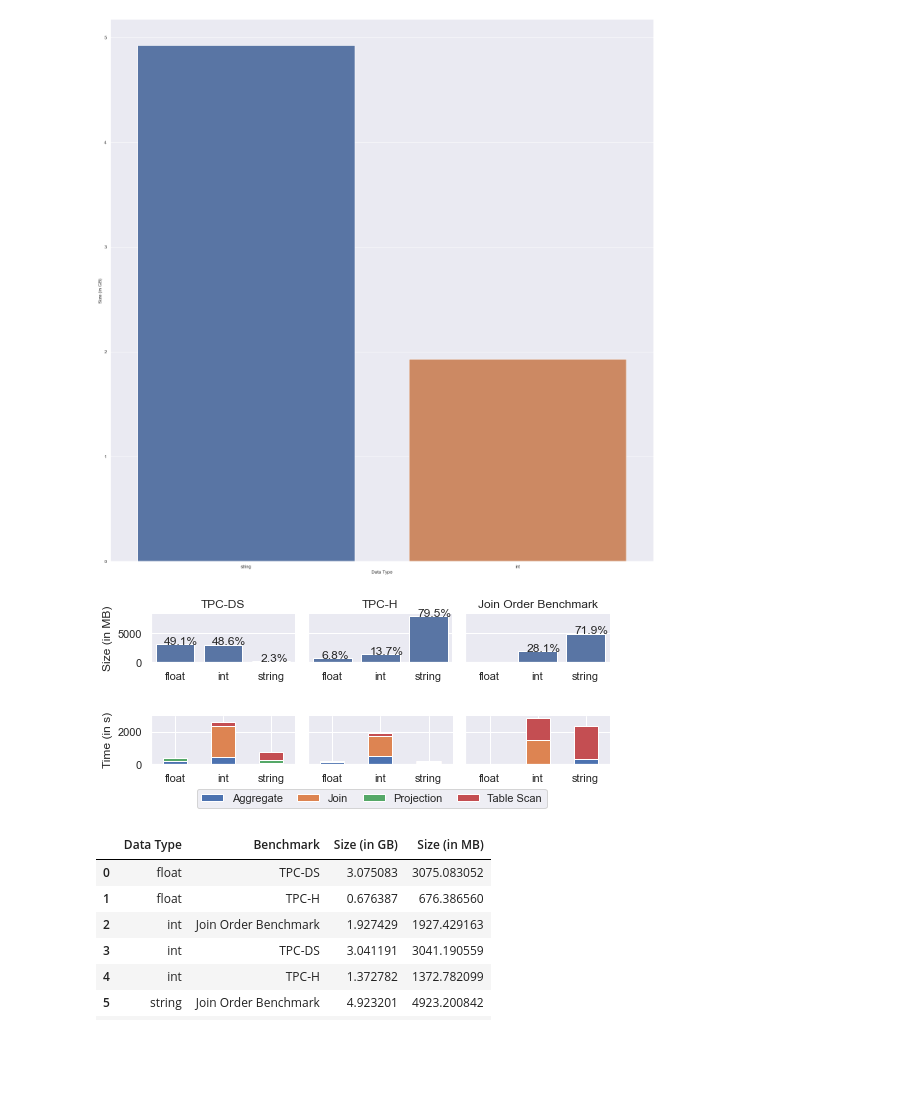
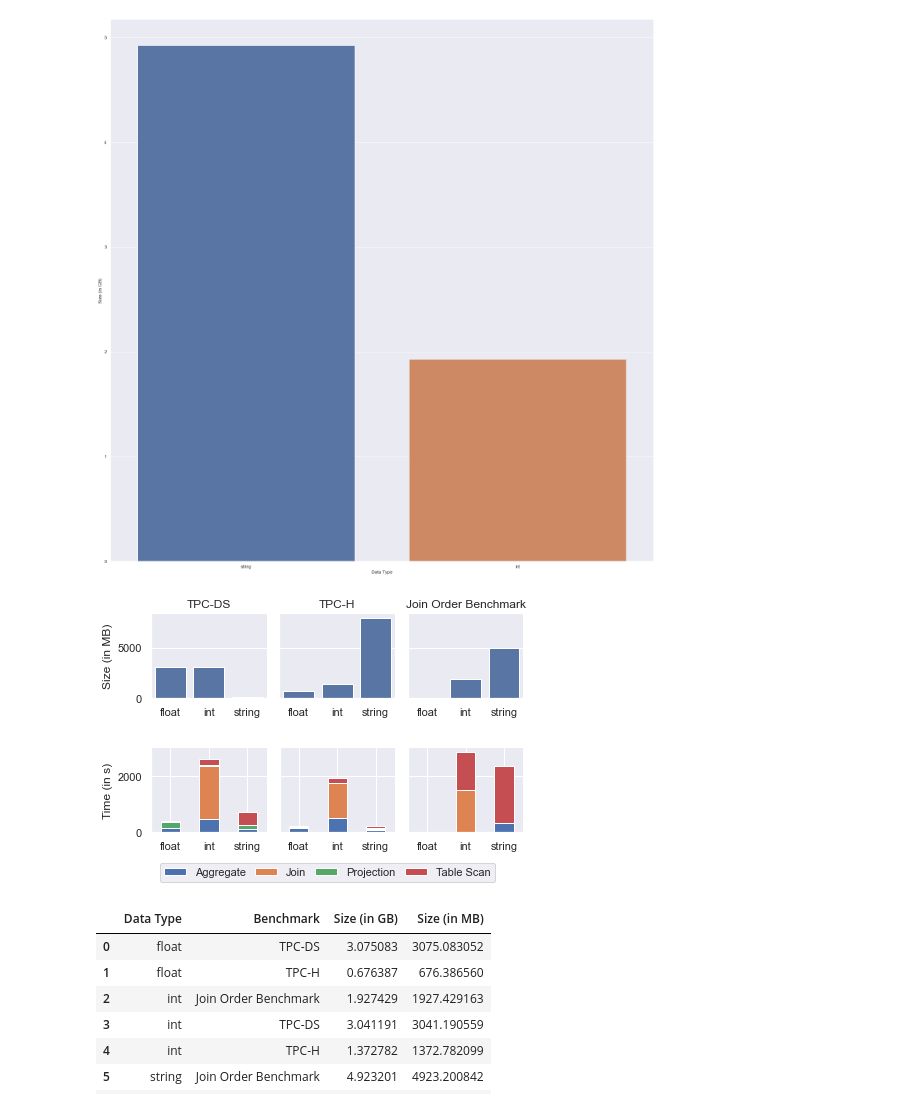
Before and after one commit to linuslh1996/column-compression, a Jupyter notebook: notebooks/AnalyseWorkloads.ipynb, the cells around one changed output. Cells and saved outputs as stored; diff of their text form; code cells hidden in the pictures; blank space fills up the shorter version.

```diff
--- a/notebooks/AnalyseWorkloads.ipynb
+++ b/notebooks/AnalyseWorkloads.ipynb
@@ -76,31 +76,30 @@ plot_sizes(Path("../data/nemea_JOB_sf10_singlethreaded/sizes_Dictionary.txt"), "
 # %%
 def without_hue(plot: sns.FacetGrid, data: DataFrame, col: str, y: str, order: List[str]):
     for i, ax in enumerate(plot.axes.flatten()):
         total: int = data[data[col] == order[i]][y].sum()
         for p in ax.patches:
             percentage = '{:.1f}%'.format(100 * p.get_height()/total)
             x_val = p.get_x() + p.get_width() / 2 - 0.23
             y_val = p.get_y() + p.get_height()
             ax.annotate(percentage, (x_val, y_val), size = 12)
 
 SIZE_IN_MB: str = "Size (in MB)"
 tpch: DataFrame = be.load_sizes(Path("../data/nemea_TPC-H_sf10_singlethreaded/sizes_Dictionary.txt"))
 tpcds: DataFrame = be.load_sizes(Path("../data/nemea_TPC-DS_sf10_singlethreaded/sizes_Dictionary.txt"))
 jo: DataFrame = be.load_sizes(Path("../data/nemea_JOB_sf10_singlethreaded/sizes_Dictionary.txt"))
 
 tpch["Benchmark"] = ["TPC-H" for i in range(0,len(tpch))]
 tpcds["Benchmark"] = ["TPC-DS" for i in range(0,len(tpcds))]
 jo["Benchmark"] = ["Join Order Benchmark" for i in range(0,len(jo))]
 combined: DataFrame = tpch.append(tpcds).append(jo)
 accumulated: DataFrame = combined.groupby([be.DATA_TYPE, "Benchmark"], as_index=False)[be.SIZE_IN_GB].sum()
 accumulated[SIZE_IN_MB] = [size * 1000 for size in accumulated[be.SIZE_IN_GB]]
-g = sns.catplot(data=accumulated, x=be.DATA_TYPE, y=SIZE_IN_MB, kind="bar", col="Benchmark", palette=["C0", "C0", "C0"], height=1.5, aspect=1.6)
+g = sns.catplot(data=accumulated, x=be.DATA_TYPE, y=SIZE_IN_MB, kind="bar", col="Benchmark", palette=["C0", "C0", "C0"], height=2, aspect=1.0)
 g.set_titles(col_template="{col_name}")
 g.set_xlabels("")
-without_hue(g, data=accumulated, y=SIZE_IN_MB, col="Benchmark", order=["TPC-DS", "TPC-H", "Join Order Benchmark"])
 plt.savefig("visualizations/sizes.svg", bbox_inches = "tight")
 # %% [output]
-[figure, old version]
+[figure, new version]
 # %%
 tpch_work: DataFrame = ld.get_workload_data(workloads / "TPC-H")
 tpcds_work: DataFrame = ld.get_workload_data(workloads / "TPC-DS")
@@ -120,14 +119,14 @@ combined = combined.append({be.DATA_TYPE: "string", "WORKLOAD":"Join Order Bench
 combined = combined.append({be.DATA_TYPE: "string", "WORKLOAD":"Join Order Benchmark", ld.RUNTIME_S: 1, ld.OPERATOR_TYPE: "AGGREGATE"}, ignore_index=True)
 combined = combined.append({be.DATA_TYPE: "string", "WORKLOAD":"Join Order Benchmark", ld.RUNTIME_S: 1, ld.OPERATOR_TYPE: "PROJECTION"}, ignore_index=True)
 combined[ld.OPERATOR_TYPE] = [operator.title().replace("_", " ") for operator in combined[ld.OPERATOR_TYPE]]
-g = sns.FacetGrid(combined, col="WORKLOAD", height=1.5, aspect=1.6)
+g = sns.FacetGrid(combined, col="WORKLOAD", height=2, aspect=1.0)
 g.map_dataframe(plot_stacked, x=ld.DATA_TYPE, y=ld.RUNTIME_S, hue=ld.OPERATOR_TYPE)
 g.set_titles(col_template="")
 g.set_ylabels("Time (in s)")
-plt.legend(bbox_to_anchor=(-1.9,-2.0,2.5,1.6), loc=2, mode="expand", ncol=4)
+plt.legend(bbox_to_anchor=(-2.2,-1.9,3,1.6), loc=2, mode="expand", ncol=4)
 plt.savefig("visualizations/workload.svg", bbox_inches = "tight")
 # %% [output]
-[figure, old version]
+[figure, new version]
 # %%
 accumulated
 # %% [output]
```
Also changed, not shown: 2 other files.
